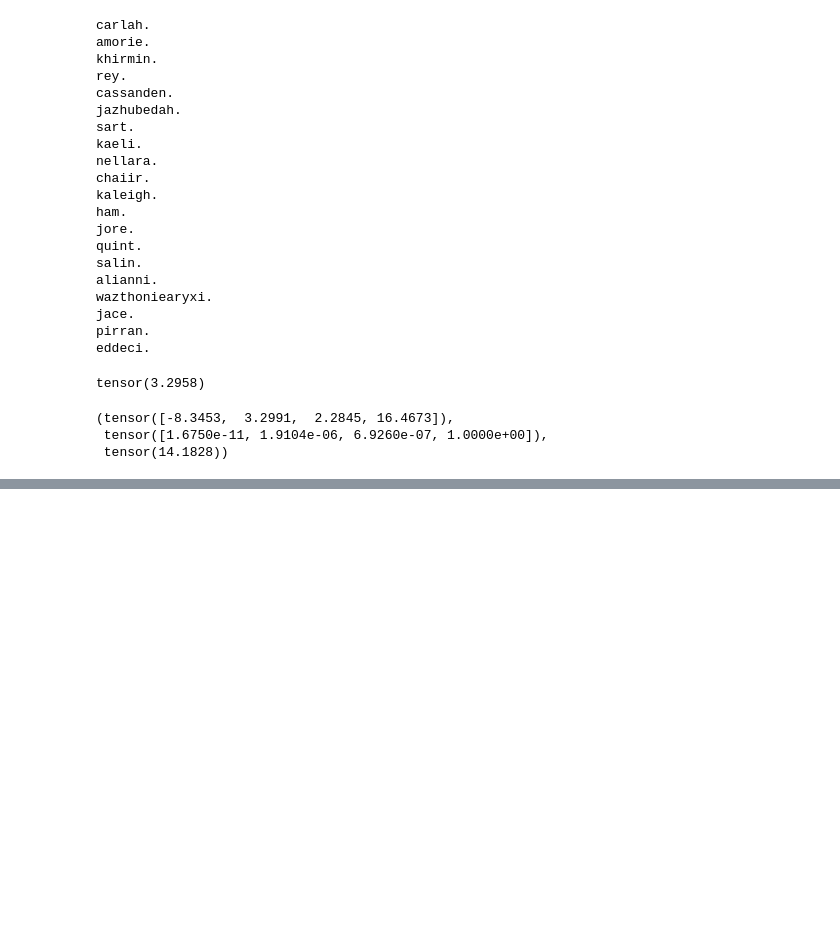
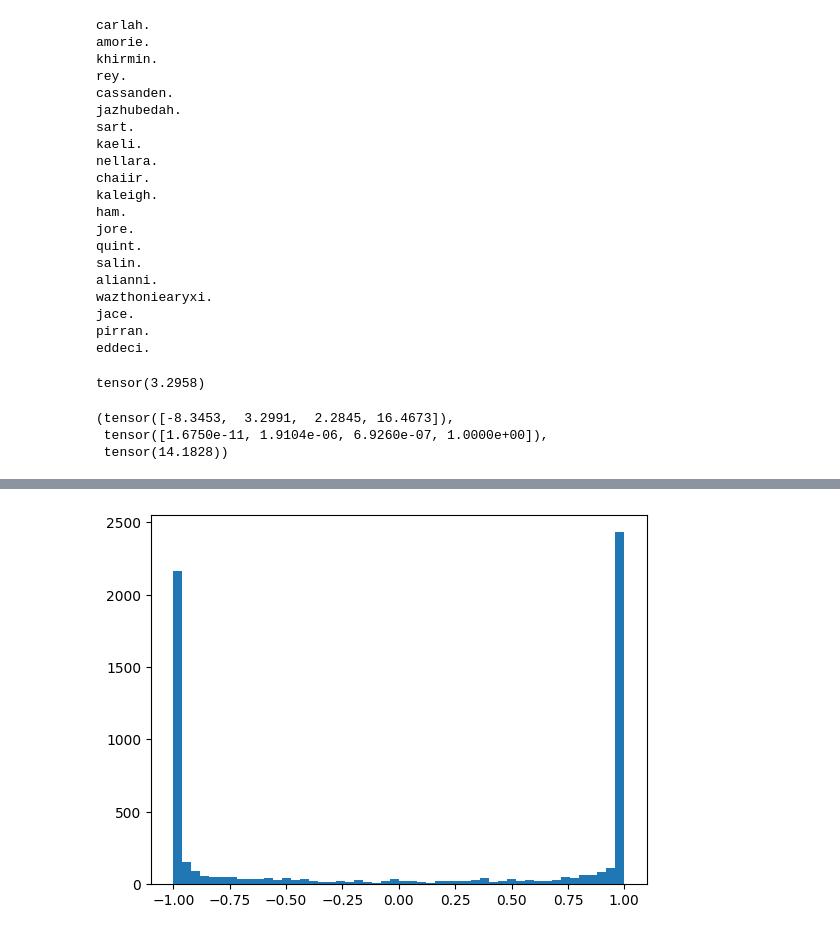
Before and after one commit to calogerofontana/makemore_part3_bn, a Jupyter notebook: makemore_part3_bn.ipynb, the cells around one changed output, grey strips where cells are left out. Saved outputs shown, nothing was run; the diff lists cells and outputs as text; code cells hidden in the pictures; blank space fills up the shorter version.

Commit message:
fix saturated tanh part1

```diff
--- a/makemore_part3_bn.ipynb
+++ b/makemore_part3_bn.ipynb
@@ -248,0 +261,8 @@ logits, probs, loss
+# %%
+# 2nd point is about fixing the tanh saturated
+# tanh is very active - histogram showes a lot of values -1 and 1
+# value in flat part of tanh, so no change in outputs regardless of the change in inputs -> gradient get distroyed
+# mathematically, backpropagation comes with (1-t**2)* grad -> when t is -1 or 1, grad get blocked
+plt.hist(h.view(-1).tolist(), 50);
+# %% [output]
+[figure, added]
```
Also changed, not shown: parts of 3 cells of this notebook.
